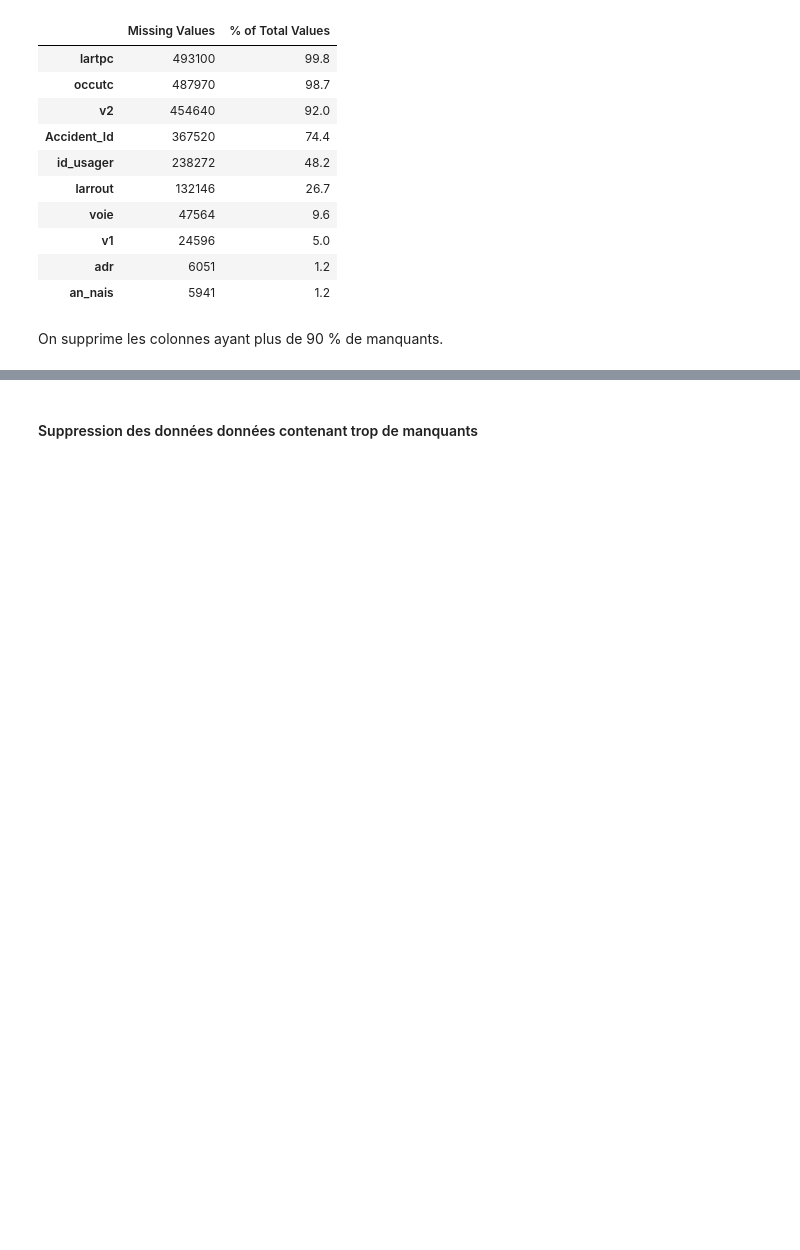
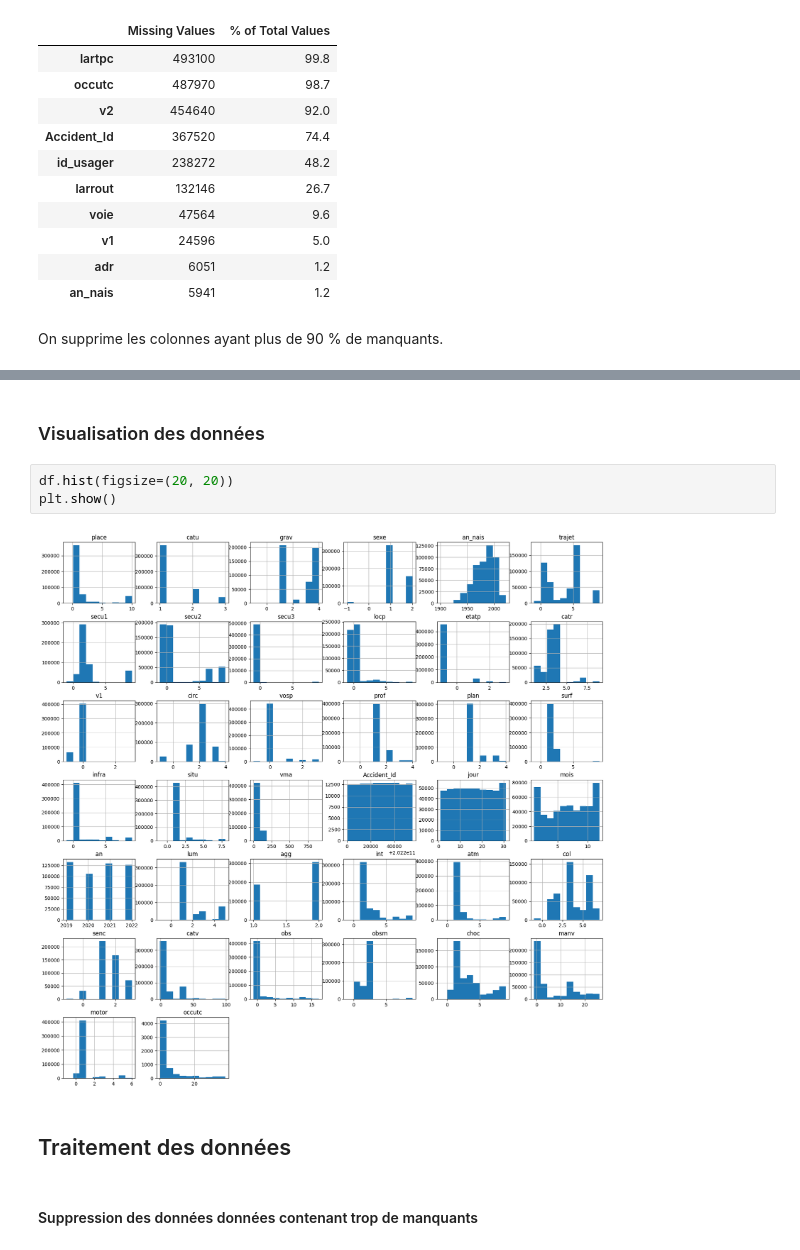
Before and after one commit to Nujadn/accident_route, a Jupyter notebook: analyse_exploratoire.ipynb, the cells around one changed output, grey strips where cells are left out. Saved outputs shown, nothing was run; the diff lists cells and outputs as text; blank space fills up the shorter version.

```diff
--- a/analyse_exploratoire.ipynb
+++ b/analyse_exploratoire.ipynb
@@ -215,3 +254,12 @@ plt.show();
+# %% [markdown]
+### Visualisation des données
+# %%
+df.hist(figsize=(20, 20))
+plt.show()
+# %% [output]
+[figure, added]
+# %% [markdown]
+## Traitement des données
 # %% [markdown]
 #### Suppression des données données contenant trop de manquants
 # %%
```
Also changed, not shown: parts of 48 cells of this notebook.
